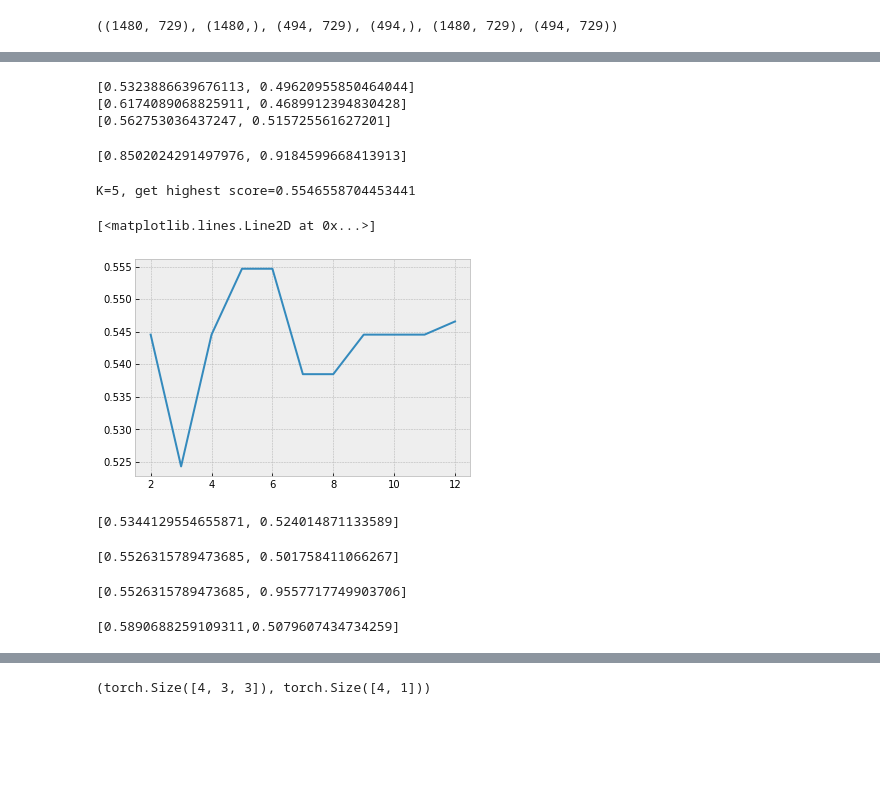
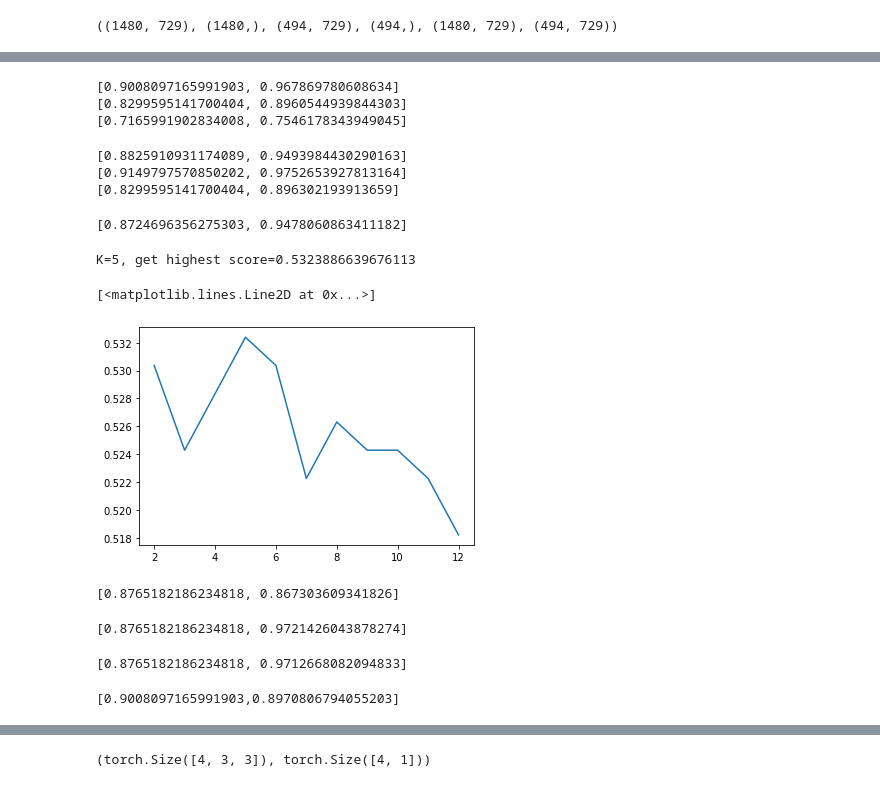
Before and after one commit to 12Jack21/mathmodel, a Jupyter notebook: datap.ipynb, the cells around one changed output, grey strips where cells are left out. Drawn from its saved outputs; the diff is of its cells as text; code cells hidden in the pictures; blank space fills up the shorter version.

Commit message:
5 classifiers

```diff
--- a/datap.ipynb
+++ b/datap.ipynb
@@ -463,10 +483,12 @@ from sklearn.model_selection import train_test_split
 from sklearn import metrics
 
 ssc = StandardScaler()
-trans_X = ssc.fit_transform(fX)
+# trans_X = ssc.fit_transform(fX)
 
-X_train, X_test, y_train, y_test = train_test_split(fX, caco.values, test_size=0.25)
-X_train_tran, X_test_tran, y_train, y_test = train_test_split(fX, caco.values, test_size=0.25)
+X_train, X_test, y_train, y_test = train_test_split(fX, caco.values, test_size=0.25,random_state=100)
+X_train_tran = ssc.fit_transform(X_train)
+X_test_tran = ssc.transform(X_test)
+# X_train_tran, X_test_tran, y_train, y_test = train_test_split(fX, caco.values, test_size=0.25,random_state=100)
 X_train.shape,y_train.shape,X_test.shape,y_test.shape, X_train_tran.shape, X_test_tran.shape
 # %% [output]
 ((1480, 729), (1480,), (494, 729), (494,), (1480, 729), (494, 729))
@@ -642,9 +643,9 @@ for kernel in kernelList:
     score_svc = metrics.accuracy_score(y_test,y_pred)
     print([score_svc,auc_svc])
 # %% [output]
-[0.5323886639676113, 0.49620955850464044]
-[0.6174089068825911, 0.4689912394830428]
-[0.562753036437247, 0.515725561627201]
+[0.9008097165991903, 0.967869780608634]
+[0.8299595141700404, 0.8960544939844303]
+[0.7165991902834008, 0.7546178343949045]
 # %%
 # SVM with standardization
 kernelList = ['linear','rbf','sigmoid']
@@ -660,6 +661,10 @@ for kernel in kernelList:
     auc_svc = metrics.auc(fpr_svc,tpr_svc)
     score_svc = metrics.accuracy_score(y_test,y_pred)
     print([score_svc,auc_svc])
+# %% [output]
+[0.8825910931174089, 0.9493984430290163]
+[0.9149797570850202, 0.9752653927813164]
+[0.8299595141700404, 0.896302193913659]
 # %%
 # param gamma tuning
 score_gamma=[]
@@ -686,8 +691,8 @@ plt.plot(CList, score_C)
 # KNN with standardization
 from sklearn.neighbors import KNeighborsClassifier
 
-knn = KNeighborsClassifier(n_neighbors=5,weights='uniform').fit(X_train_tran,y_train)
-# knn = KNeighborsClassifier(n_neighbors=5,weights='distance').fit(X_train_tran,y_train)
+# knn = KNeighborsClassifier(n_neighbors=5,weights='uniform').fit(X_train_tran,y_train)
+knn = KNeighborsClassifier(n_neighbors=5,weights='distance').fit(X_train_tran,y_train)
 
 y_prob = knn.predict_proba(X_test_tran)[:,1]
 y_pred = knn.predict(X_test_tran)
@@ -696,22 +701,22 @@ auc_knn = metrics.auc(fpr_knn,tpr_knn)
 score_knn = metrics.accuracy_score(y_test,y_pred)
 print([score_knn,auc_knn])
 # %% [output]
-[0.8502024291497976, 0.9184599668413913]
+[0.8724696356275303, 0.9478060863411182]
 # %%
 # select best K
 score_K=[]
 KList=range(2,13)
 
 for k in KList:
-    knn = KNeighborsClassifier(n_neighbors=k).fit(X_train,y_train)
+    knn = KNeighborsClassifier(n_neighbors=k,weights='distance').fit(X_train_tran,y_train)
     score_K.append(knn.score(X_test,y_test))
 
 print('K={}, get highest score={}'.format(KList[score_K.index(max(score_K))],max(score_K)))
 plt.plot(KList, score_K)
 # %% [output]
-K=5, get highest score=0.5546558704453441
+K=5, get highest score=0.5323886639676113
 [<matplotlib.lines.Line2D at 0x...>]
-[figure, old version]
+[figure, new version]
 # %%
 # decision tree
 from sklearn import tree
@@ -725,7 +730,7 @@ score_dtc = metrics.accuracy_score(y_test,y_pred)
 auc_dtc = metrics.auc(fpr_dtc,tpr_dtc)
 print([score_dtc,auc_dtc])
 # %% [output]
-[0.5344129554655871, 0.524014871133589]
+[0.8765182186234818, 0.867303609341826]
 # %%
 # random forest classifier
 from sklearn.ensemble import RandomForestClassifier
@@ -738,7 +743,7 @@ auc_rfc = metrics.auc(fpr_rfc,tpr_rfc)
 score_rfc = metrics.accuracy_score(y_test,y_pred)
 print([score_rfc,auc_rfc])
 # %% [output]
-[0.5526315789473685, 0.501758411066267]
+[0.8765182186234818, 0.9721426043878274]
 # %%
 # random forest classifier with standardization
 from sklearn.ensemble import RandomForestClassifier
@@ -751,7 +756,7 @@ auc_rfc = metrics.auc(fpr_rfc,tpr_rfc)
 score_rfc = metrics.accuracy_score(y_test,y_pred)
 print([score_rfc,auc_rfc])
 # %% [output]
-[0.5526315789473685, 0.9557717749903706]
+[0.8765182186234818, 0.9712668082094833]
 # %%
 # AdaBoost Classifier
 from sklearn.ensemble import AdaBoostClassifier
@@ -774,4 +779,4 @@ auc_ada = metrics.auc(fpr_ada,tpr_ada)
 score_ada = metrics.accuracy_score(y_test,y_pred)
 print('[{},{}]'.format(score_ada,auc_ada))
 # %% [output]
-[0.5890688259109311,0.5079607434734259]
+[0.9008097165991903,0.8970806794055203]
```
Also changed, not shown: parts of 73 cells of this notebook.
